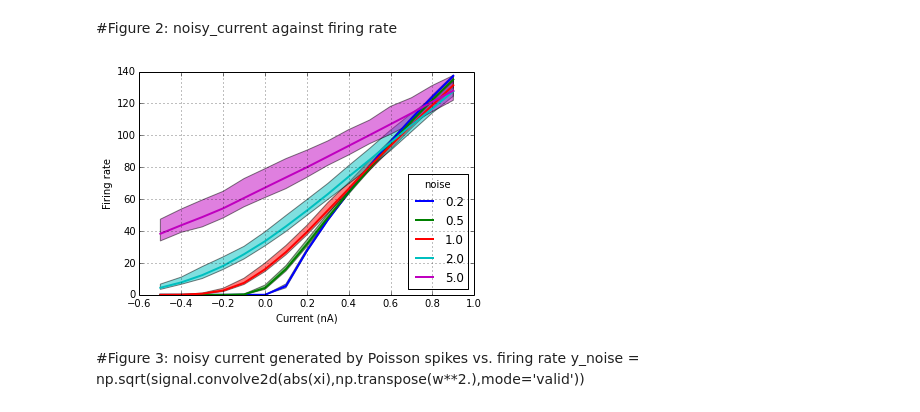
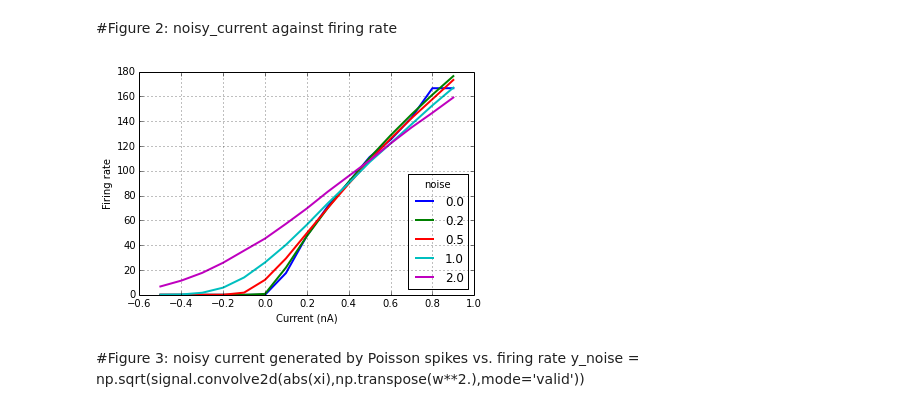
Before and after one commit to qian-liu/iconip2016, a Jupyter notebook: code/figure.ipynb, the cells around one changed output. Cells and saved outputs as stored; diff of their text form; code cells hidden in the pictures.

Commit message:
figures

```diff
--- a/code/figure.ipynb
+++ b/code/figure.ipynb
@@ -13,0 +56,13 @@ Implement sigert in python
+# %%
+x = np.arange(-10,1,0.01)
+sigma = np.array([0.2, 0.5, 1.])
+y = np.zeros((x.size,sigma.size))
+for j in range(sigma.size):
+    for i in range(x.size):
+        y[i][j] = responsefunc(x[i], sigma[j], cell_params_lif)
+curve = plt.plot(x,y,linewidth=2)
+plt.grid('on')
+plt.xlabel('Current (nA)')
+plt.ylabel('Firing rate')
+plt.legend(curve, sigma, title='noise', loc='lower right') #, shadow=True loc='upper left'
+plt.savefig('pic/1.pdf')
@@ -14,16 +71,5 @@ Implement sigert in python
 # %% [markdown]
 #Figure 2: noisy_current against firing rate
-# %%
-cell_params_lif = {'cm': 1.,
-                   'i_offset': 0.0,
-                   'tau_m': 20.0,
-                   'tau_refrac': 1.,
-                   'tau_syn_E': 5.0,
-                   'tau_syn_I': 5.0,
-                   'v_reset': -55.0,
-                   'v_rest': -53.0,
-                   'v_thresh': -50.0
-                   }
 # %%
 def noise_current(current, stdnoise, cell_params_lif, trial):
     import pyNN.nest as p
@@ -44,8 +90,8 @@ def noise_current(current, stdnoise, cell_params_lif, trial):
     p.end()
     return ratelist.mean(), ratelist.max(), ratelist.min()
 # %%
-trial = 10
-stdnoise = np.array([0.2, 0.5, 1., 2., 5.])
+trial = 5
+stdnoise = np.array([0, 0.2, 0.5, 1., 2.])
 current = np.arange(-0.5,1,0.1)
 
 x_num = current.size
@@ -61,14 +107,15 @@ for j in range(noise_num):
 # %%
 curve = plt.plot(current, rate_mean, linewidth=2)
 for i in range(len(curve)):
     c = plt.getp(curve[i],'color')
-    plt.fill_between(current, rate_min[:,i], rate_max[:,i], facecolor=c, alpha=0.5, interpolate=True)
-    plt.grid('on')
-    plt.xlabel('Current (nA)')
-    plt.ylabel('Firing rate')
-    plt.legend(curve, stdnoise, title='noise', loc='lower right') #, shadow=True loc='upper left'
+    #plt.fill_between(current, rate_min[:,i], rate_max[:,i], facecolor=c, alpha=0.5, interpolate=True)
+plt.grid('on')
+plt.xlabel('Current (nA)')
+plt.ylabel('Firing rate')
+plt.legend(curve, stdnoise, title='noise', loc='lower right') #, shadow=True loc='upper left'
+plt.savefig('pic/2.pdf')
 # %% [output]
-[figure, old version]
+[figure, new version]
 # %% [markdown]
 #Figure 3: noisy current generated by Poisson spikes vs. firing rate
 y_noise = np.sqrt(signal.convolve2d(abs(xi),np.transpose(w**2.),mode='valid'))
```
Also changed, not shown: parts of 22 cells of this notebook, 32 other files.
